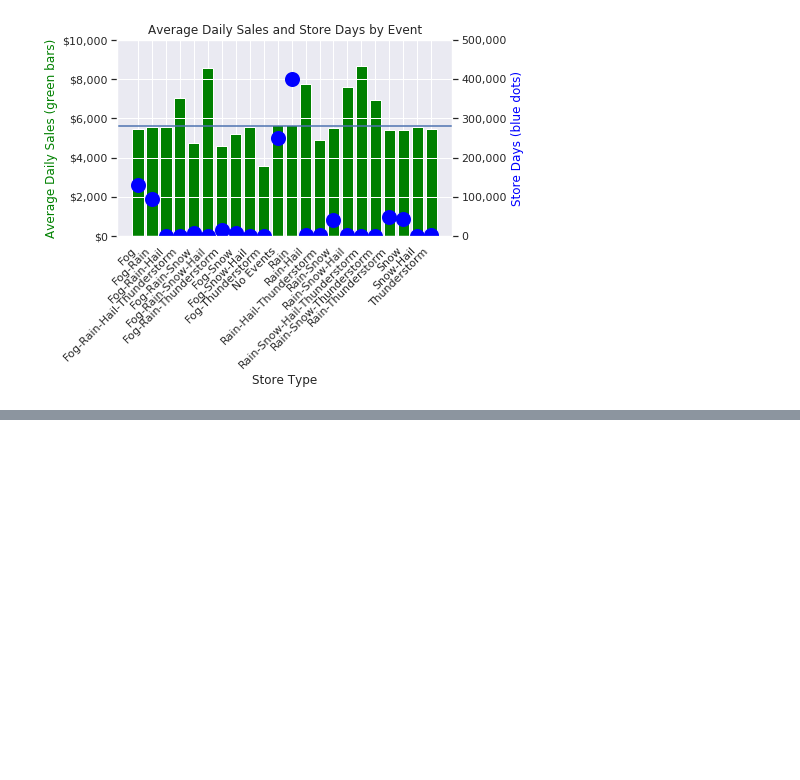
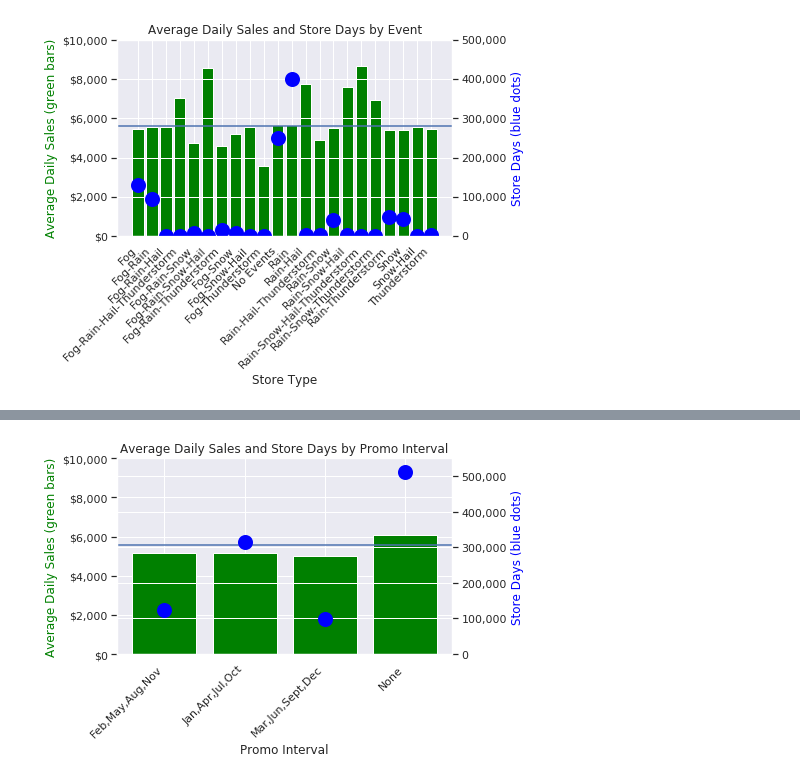
Before and after one commit to c74p/Capstone-SalesForecasting, a Jupyter notebook: notebooks/EDA/EDA.ipynb, the cells around one changed output, grey strips where cells are left out. Saved outputs shown, nothing was run; the diff lists cells and outputs as text; code cells hidden in the pictures; blank space fills up the shorter version.

```diff
--- a/notebooks/EDA/EDA.ipynb
+++ b/notebooks/EDA/EDA.ipynb
@@ -440,0 +527,27 @@ len(df[(df.promo2 == 1) & (df.open == 0)]) # 116835
+# %%
+total_sales_by_promo_interval = \
+    np.array(df[['promo_interval', 'sales']].groupby('promo_interval').sum()[['sales']]).reshape(-1)
+store_counts_by_promo_interval = \
+    np.array(df[['promo_interval', 'store']].groupby('promo_interval').count()[['store']]).reshape(-1)
+avg_daily_sales_by_promo_interval = \
+    total_sales_by_promo_interval / store_counts_by_promo_interval
+xs = np.array((df[['promo_interval', 'sales']].groupby('promo_interval').sum()).index)
+
+fig, ax_l = plt.subplots()
+ax_r = ax_l.twinx()
+
+ax_l.bar(x=xs, height=avg_daily_sales_by_promo_interval, color='green')
+ax_l.set_ylim([0, 10000])
+ax_r.plot(xs, store_counts_by_promo_interval, color='blue', linestyle='none', marker='o', markersize=10, markeredgewidth=5)
+ax_r.set_ylim([0, 550000])
+
+ax_l.set_title('Average Daily Sales and Store Days by Promo Interval')
+ax_l.set_ylabel('Average Daily Sales (green bars)', color='green')
+ax_l.set_yticklabels(['${:,.0f}'.format(x) for x in ax_l.get_yticks()])
+ax_r.set_yticklabels(['{:,.0f}'.format(x) for x in ax_r.get_yticks()])
+ax_r.set_ylabel('Store Days (blue dots)', color='blue')
+ax_l.set_xlabel('Promo Interval')
+fig.autofmt_xdate(rotation=45, ha='right')
+ax_l.axhline(df.sales.mean());
+# %% [output]
+[figure, added]
```
Also changed, not shown: parts of 49 cells of this notebook, 5 other files.
